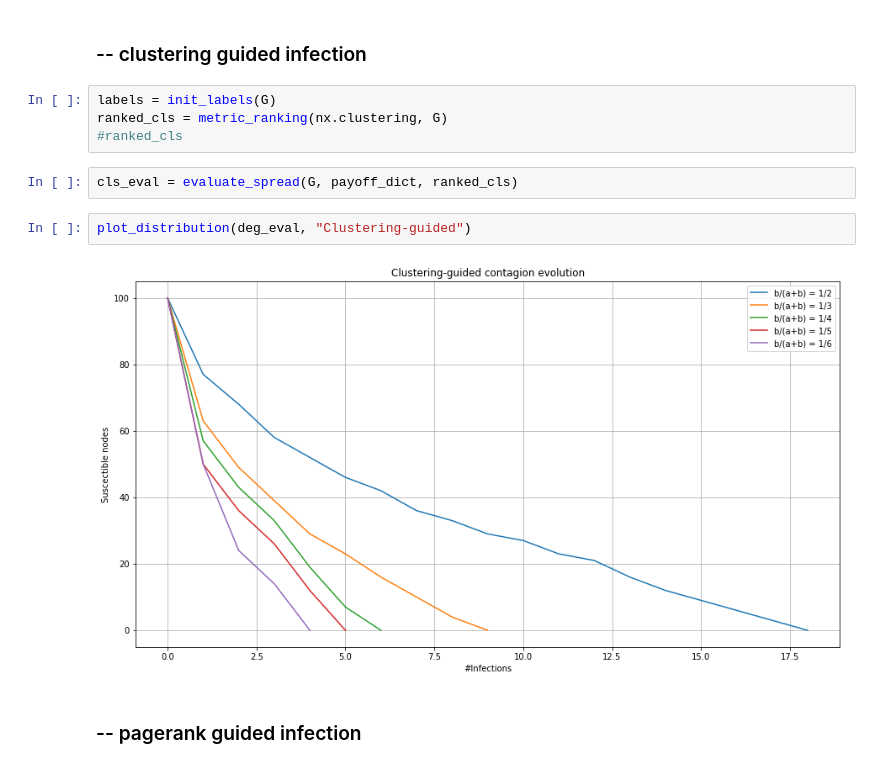
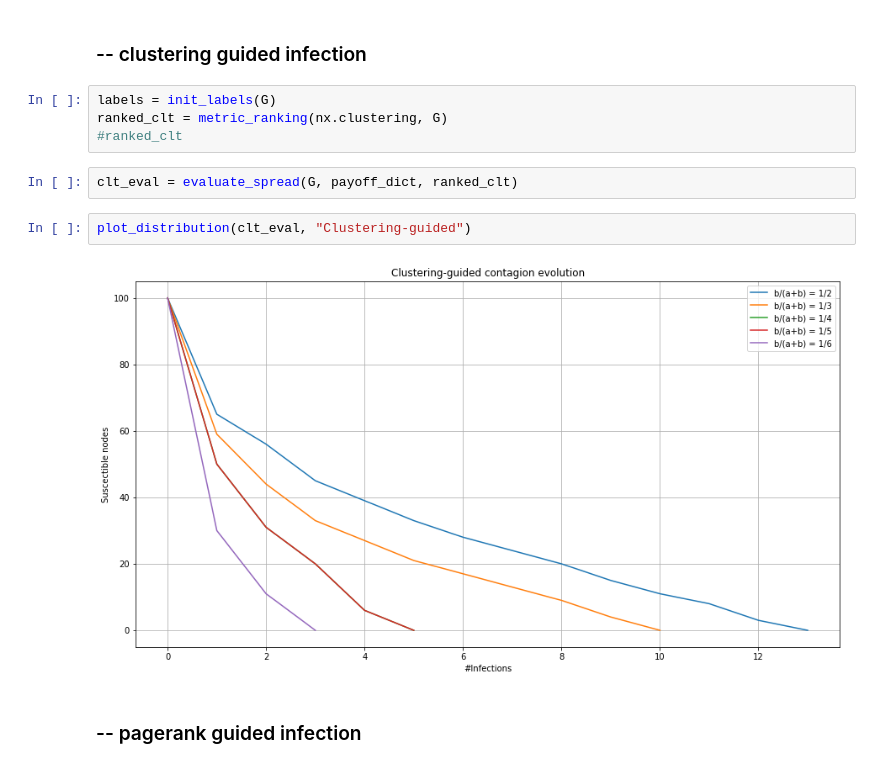
Before and after one commit to cantarinigiorgio/GraphAnalitycs, a Jupyter notebook: lab3/Third assignment.ipynb, the cells around one changed output. Drawn from its saved outputs; the diff is of its cells as text.

```diff
--- a/lab3/Third assignment.ipynb
+++ b/lab3/Third assignment.ipynb
@@ -629,14 +629,14 @@ plot_distribution(deg_eval, "Degree-guided")
 ### -- clustering guided infection
 # %%
 labels = init_labels(G)
-ranked_cls = metric_ranking(nx.clustering, G)
-#ranked_cls
+ranked_clt = metric_ranking(nx.clustering, G)
+#ranked_clt
 # %%
-cls_eval = evaluate_spread(G, payoff_dict, ranked_cls)
+clt_eval = evaluate_spread(G, payoff_dict, ranked_clt)
 # %%
-plot_distribution(deg_eval, "Clustering-guided")
+plot_distribution(clt_eval, "Clustering-guided")
 # %% [output]
-[figure, old version]
+[figure, new version]
 # %% [markdown]
 ### -- pagerank guided infection
 # %%
```
Also changed, not shown: parts of 37 cells of this notebook, 1 other file.
